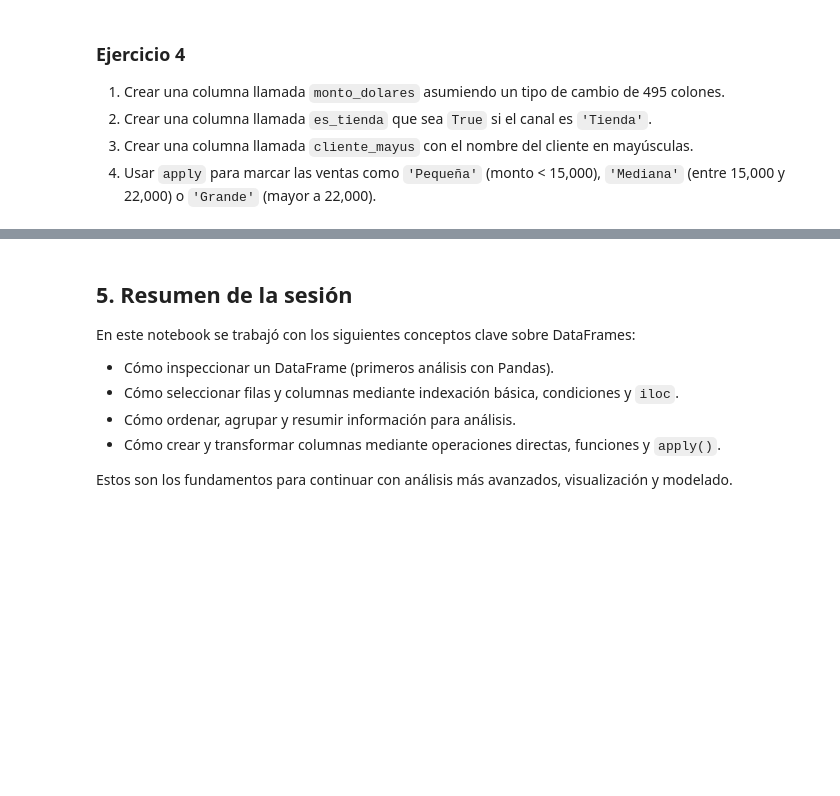
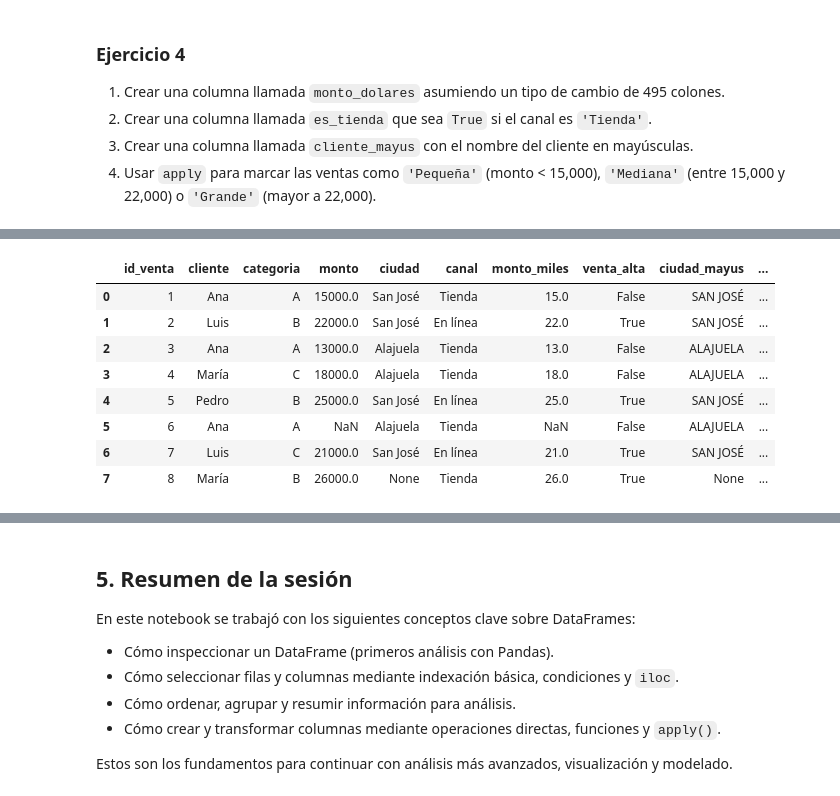
Before and after one commit to skev24/Python-para-el-Ana-lisis-de-Datos, a Jupyter notebook: Clase-2/tema2_dataframes_sesion_clase.ipynb, the cells around one changed output, grey strips where cells are left out. Drawn from its saved outputs; the diff is of its cells as text; code cells hidden in the pictures; blank space fills up the shorter version.

```diff
--- a/Clase-2/tema2_dataframes_sesion_clase.ipynb
+++ b/Clase-2/tema2_dataframes_sesion_clase.ipynb
@@ -284,0 +434,14 @@ df
+# %%
+# Punto 2
+df['es_tienda'] = df['canal'] == 'Tienda'
+df
+# %% [output]
+|  | id_venta | cliente | categoria | monto | ciudad | canal | monto_miles | venta_alta | ciudad_mayus | ... |
+| 0 | 1 | Ana | A | 15000.0 | San José | Tienda | 15.0 | False | SAN JOSÉ | ... |
+| 1 | 2 | Luis | B | 22000.0 | San José | En línea | 22.0 | True | SAN JOSÉ | ... |
+| 2 | 3 | Ana | A | 13000.0 | Alajuela | Tienda | 13.0 | False | ALAJUELA | ... |
+| 3 | 4 | María | C | 18000.0 | Alajuela | Tienda | 18.0 | False | ALAJUELA | ... |
+| 4 | 5 | Pedro | B | 25000.0 | San José | En línea | 25.0 | True | SAN JOSÉ | ... |
+| 5 | 6 | Ana | A | NaN | Alajuela | Tienda | NaN | False | ALAJUELA | ... |
+| 6 | 7 | Luis | C | 21000.0 | San José | En línea | 21.0 | True | SAN JOSÉ | ... |
+| 7 | 8 | María | B | 26000.0 | None | Tienda | 26.0 | True | None | ... |
```
Also changed, not shown: parts of 20 cells of this notebook.
